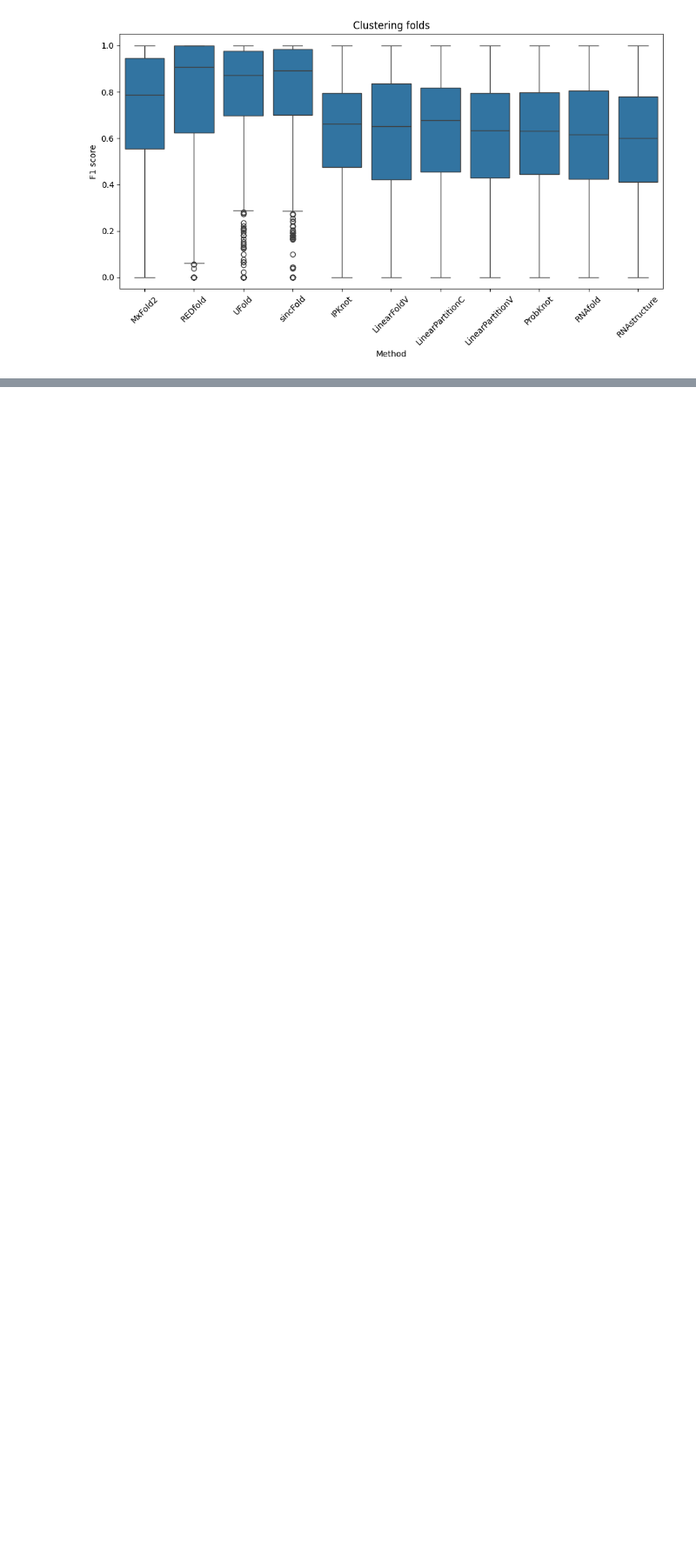
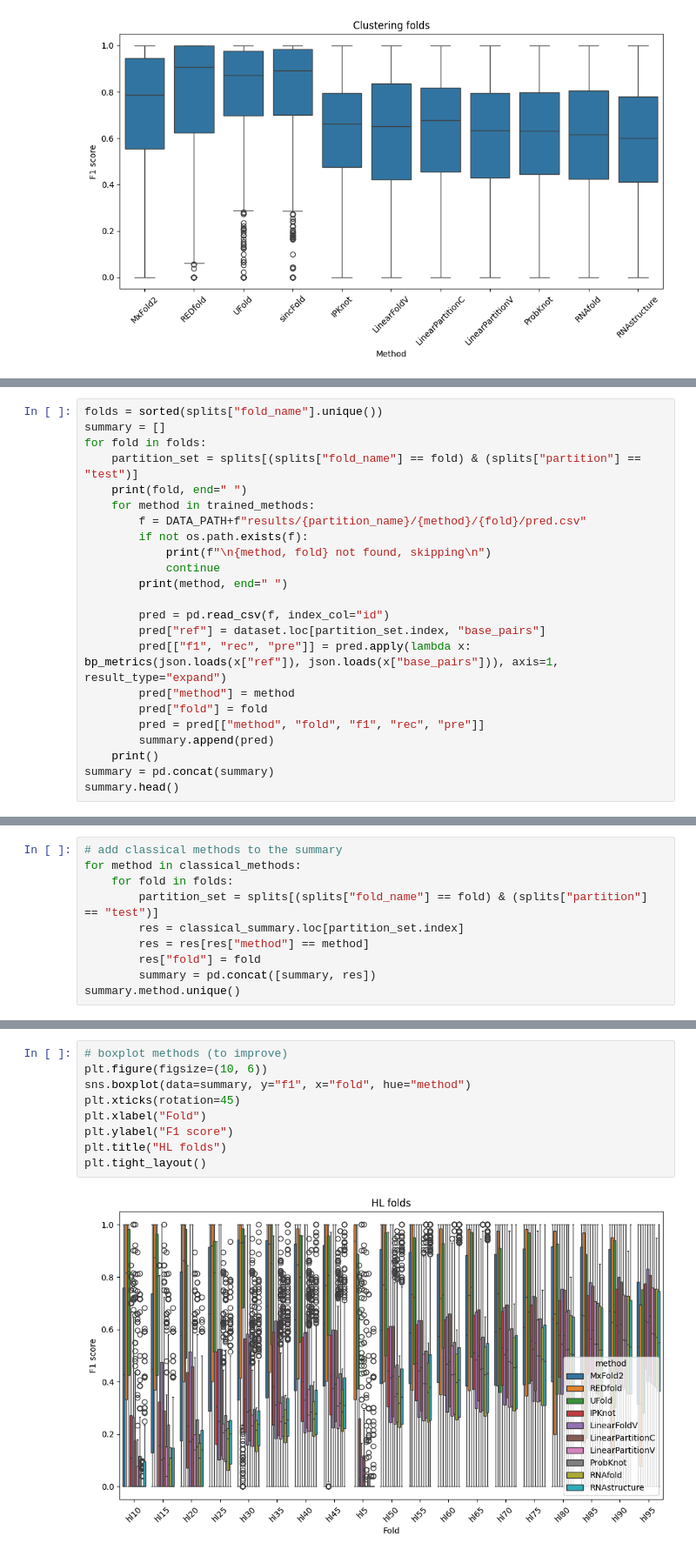
Before and after one commit to sinc-lab/revisiting_xval_rnafolding, a Jupyter notebook: performance_eval.ipynb, the cells around one changed output, grey strips where cells are left out. Shown: that part at 87% size. Drawn from its saved outputs; the diff is of its cells as text; blank space fills up the shorter version.

Commit message:
hl fold

```diff
--- a/performance_eval.ipynb
+++ b/performance_eval.ipynb
@@ -455,0 +501,23 @@ plt.tight_layout()
+# %%
+folds = sorted(splits["fold_name"].unique())
+summary = []
+for fold in folds:
+    partition_set = splits[(splits["fold_name"] == fold) & (splits["partition"] == "test")]
+    print(fold, end=" ")
+    for method in trained_methods:
+        f = DATA_PATH+f"results/{partition_name}/{method}/{fold}/pred.csv"
+        if not os.path.exists(f):
+            print(f"\n{method, fold} not found, skipping\n")
+            continue
+        print(method, end=" ")
+
+        pred = pd.read_csv(f, index_col="id")
+        pred["ref"] = dataset.loc[partition_set.index, "base_pairs"]
+        pred[["f1", "rec", "pre"]] = pred.apply(lambda x: bp_metrics(json.loads(x["ref"]), json.loads(x["base_pairs"])), axis=1, result_type="expand")
+        pred["method"] = method
+        pred["fold"] = fold
+        pred = pred[["method", "fold", "f1", "rec", "pre"]]
+        summary.append(pred)
+    print()
+summary = pd.concat(summary)
+summary.head()
@@ -455,0 +549,10 @@ plt.tight_layout()
+# %%
+# add classical methods to the summary
+for method in classical_methods:
+    for fold in folds:
+        partition_set = splits[(splits["fold_name"] == fold) & (splits["partition"] == "test")]
+        res = classical_summary.loc[partition_set.index]
+        res = res[res["method"] == method]
+        res["fold"] = fold
+        summary = pd.concat([summary, res])
+summary.method.unique()
@@ -455,0 +563,11 @@ plt.tight_layout()
+# %%
+# boxplot methods (to improve)
+plt.figure(figsize=(10, 6))
+sns.boxplot(data=summary, y="f1", x="fold", hue="method")
+plt.xticks(rotation=45)
+plt.xlabel("Fold")
+plt.ylabel("F1 score")
+plt.title("HL folds")
+plt.tight_layout()
+# %% [output]
+[figure, added]
```
Also changed, not shown: parts of 6 cells of this notebook.
